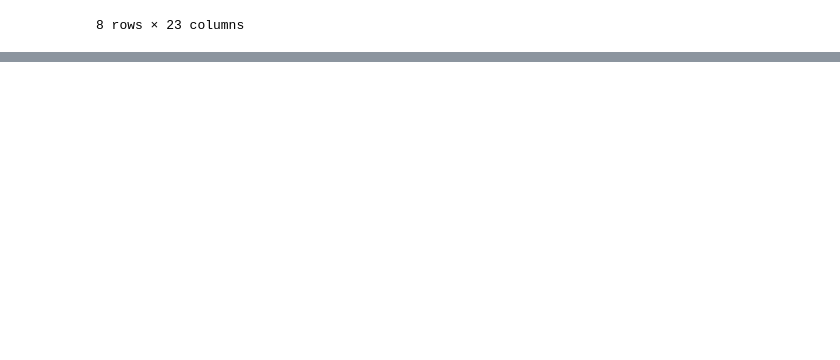
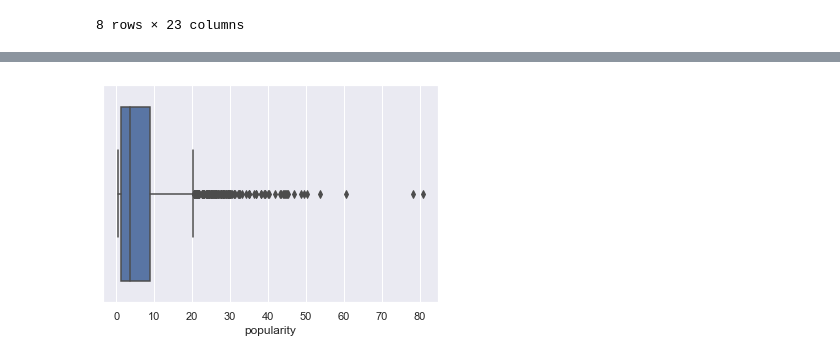
Before and after one commit to melodygr/microsoft_movie_analysis, a Jupyter notebook: Notebooks/Genre_Popularity.ipynb, the cells around one changed output, grey strips where cells are left out. Saved outputs shown, nothing was run; the diff lists cells and outputs as text; code cells hidden in the pictures; blank space fills up the shorter version.

```diff
--- a/Notebooks/Genre_Popularity.ipynb
+++ b/Notebooks/Genre_Popularity.ipynb
@@ -370,0 +445,5 @@ clean_tmdb_movies_df.head()
+# %%
+# Another view of the popularity distribution of 'Action' movies
+ax = sns.boxplot(x=action_movies['popularity'])
+# %% [output]
+[figure, added]
```
Also changed, not shown: parts of 27 cells of this notebook, 3 other files.
